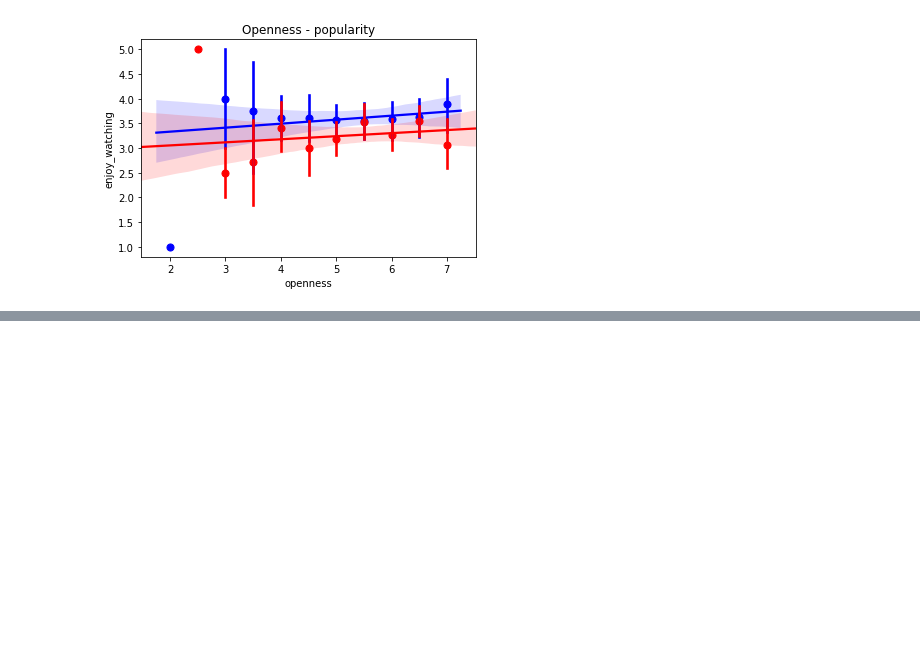
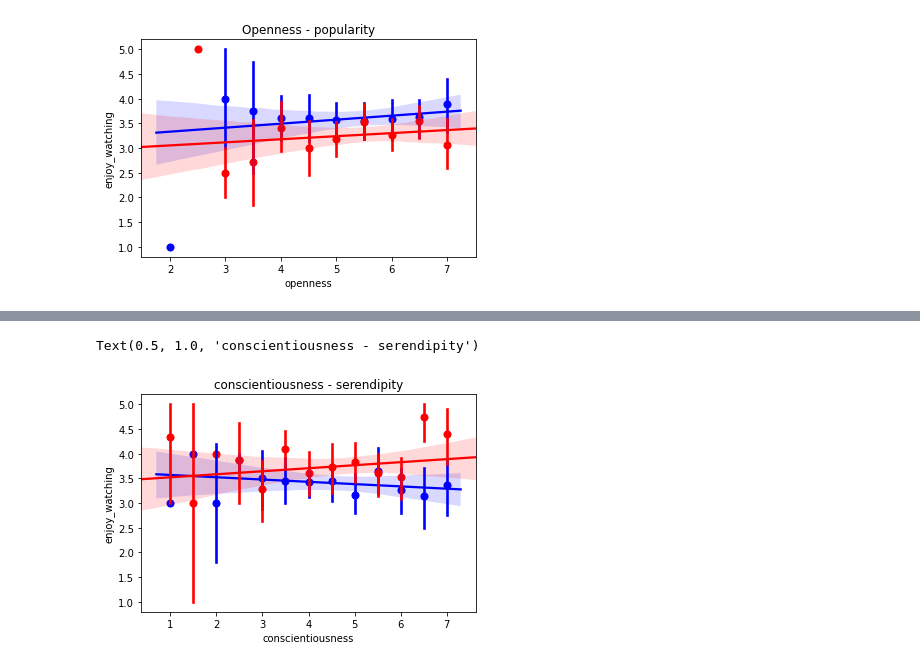
Before and after one commit to sushamasivananthan/MachineLearning, a Jupyter notebook: FirstFile.ipynb, the cells around one changed output, grey strips where cells are left out. Cells and saved outputs as stored; diff of their text form; code cells hidden in the pictures; blank space fills up the shorter version.

```diff
--- a/FirstFile.ipynb
+++ b/FirstFile.ipynb
@@ -179,0 +180,8 @@ Text(0.5, 1.0, 'conscientiousness - diversity')
+# %%
+sns.regplot(x = 'conscientiousness' , y = 'enjoy_watching', data = df_serendipity_high , color = 'b',  x_estimator = np.mean)
+sns.regplot(x = 'conscientiousness' , y = 'enjoy_watching', data = df_serendipity_low, color = 'r',  x_estimator = np.mean )
+
+plt.title('conscientiousness - serendipity')
+# %% [output]
+Text(0.5, 1.0, 'conscientiousness - serendipity')
+[figure, added]
```
Also changed, not shown: parts of 4 cells of this notebook.
